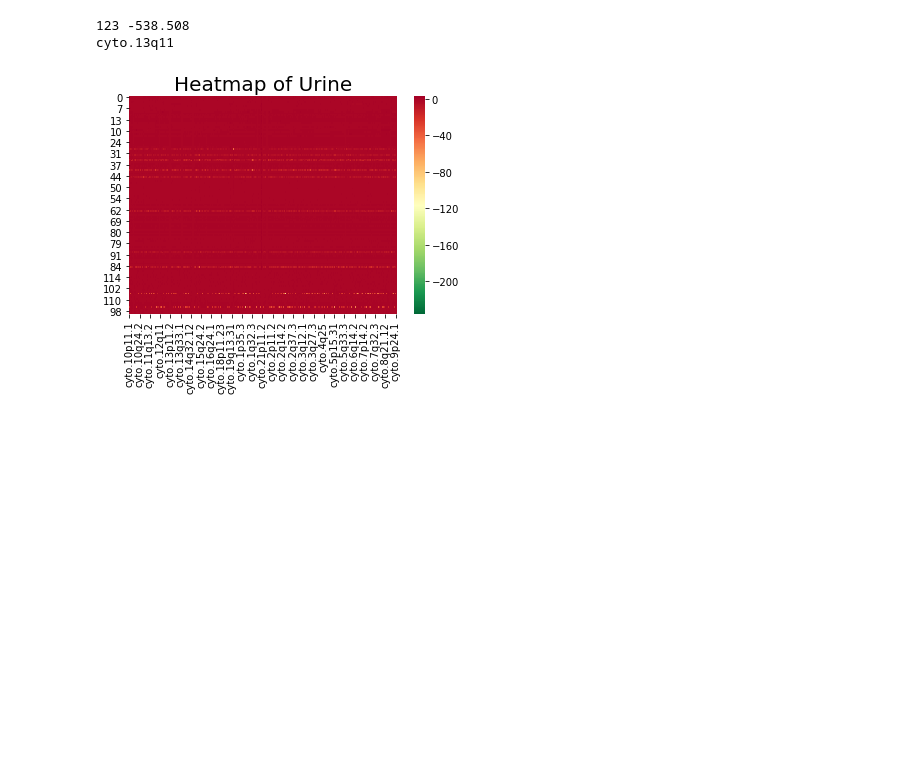
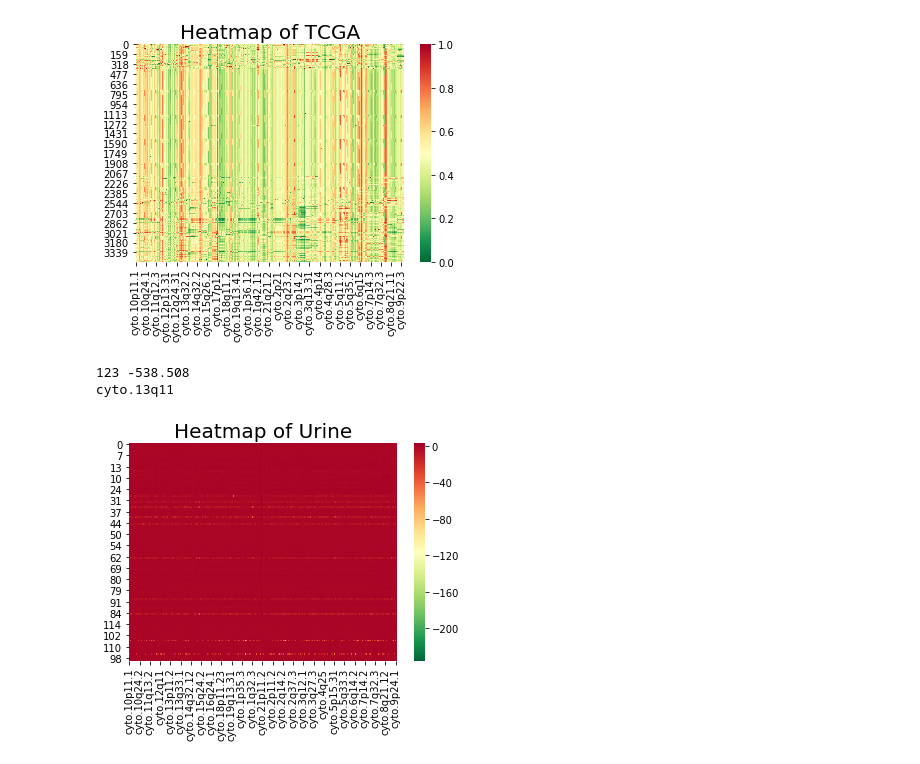
Before and after one commit to sohyuniii/---projects, a Jupyter notebook: Cancer types/3-3 Visualization.ipynb, the cells around one changed output. Saved outputs shown, nothing was run; the diff lists cells and outputs as text; code cells hidden in the pictures; blank space fills up the shorter version.

```diff
--- a/Cancer types/3-3 Visualization.ipynb
+++ b/Cancer types/3-3 Visualization.ipynb
@@ -38,3 +45,9 @@ plt.show()
+# %%
+ax = sns.heatmap(X, cmap='RdYlGn_r')
+plt.title('Heatmap of TCGA', fontsize=20)
+plt.show()
+# %% [output]
+[figure, added]
 # %%
 import operator
 lst = list(urine.drop('y',axis=1).min())
```
Also changed, not shown: parts of 5 cells of this notebook.
